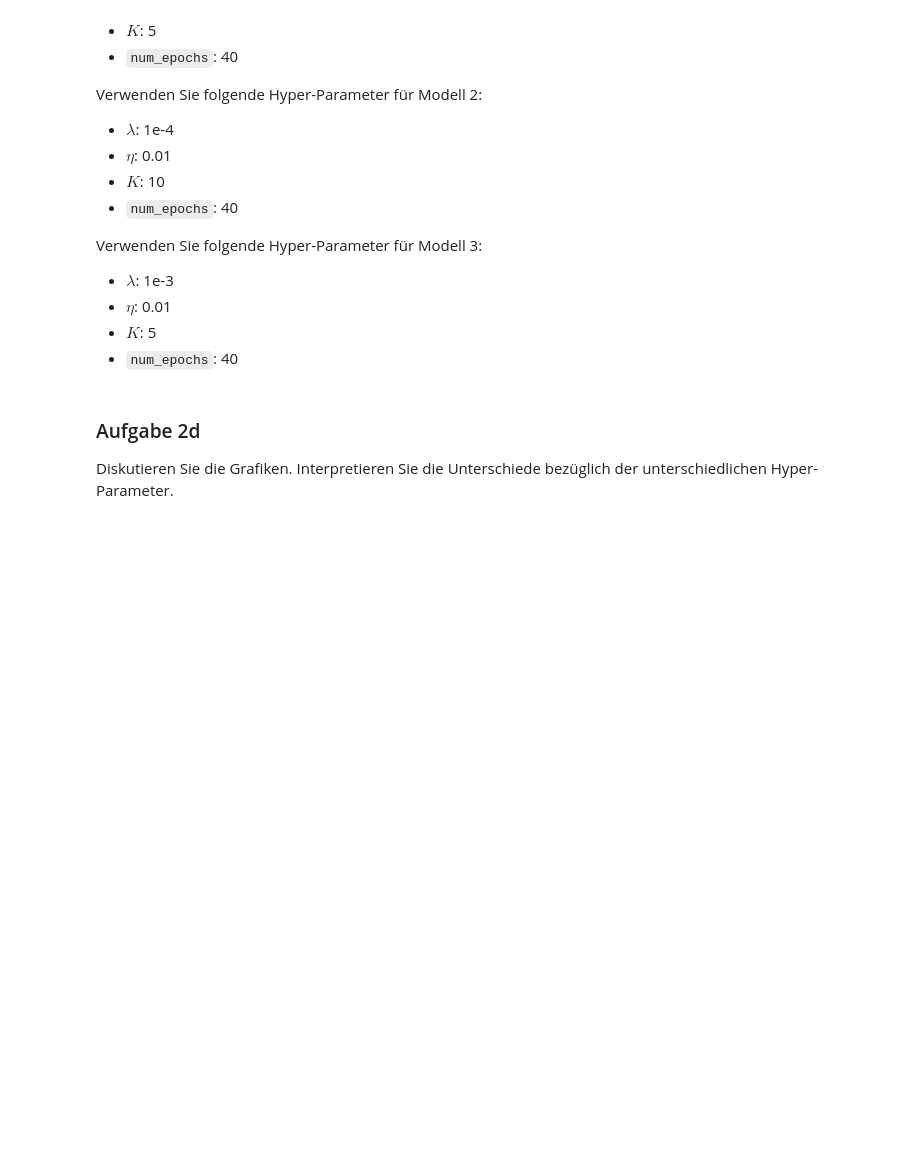
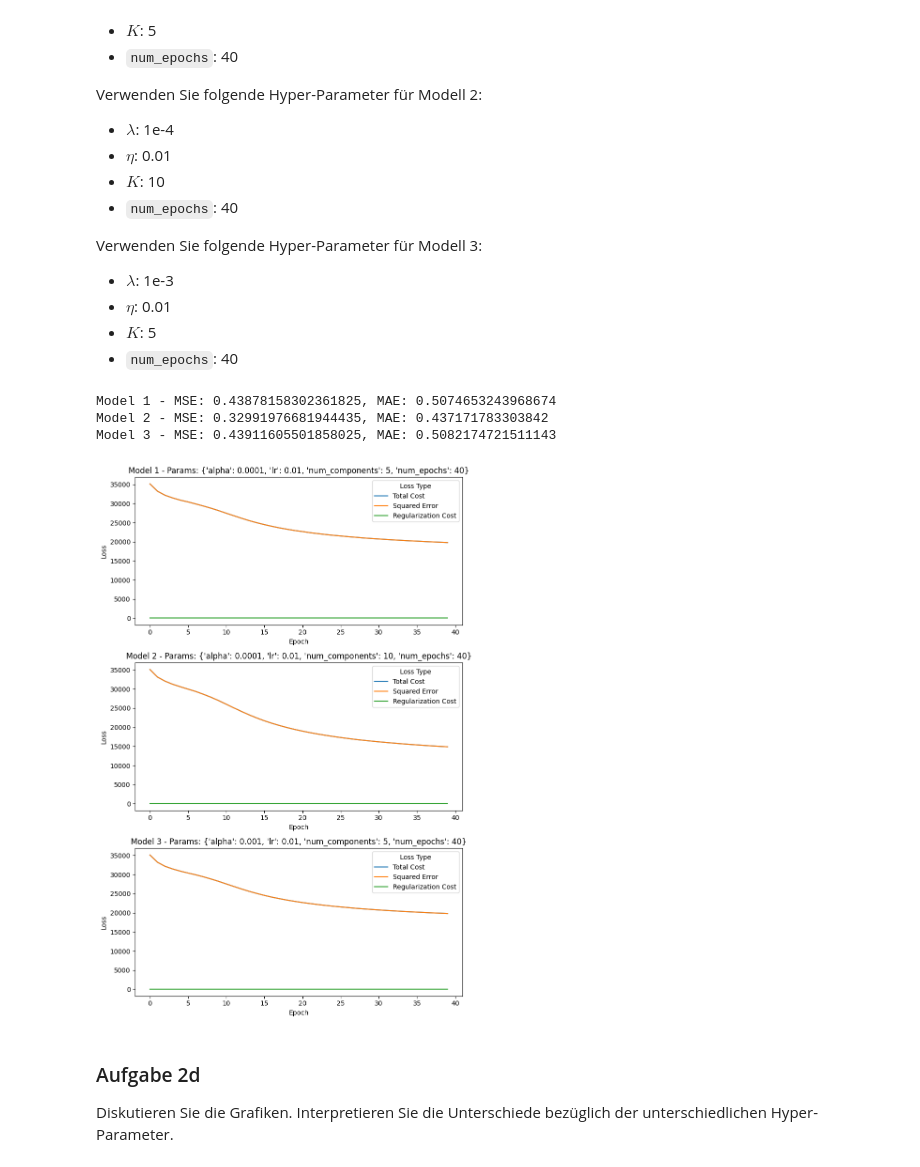
Before and after one commit to SeyaSchmassmann/ml, a Jupyter notebook: graded_assignments/graded03/graded03.ipynb, the cells around one changed output. Saved outputs shown, nothing was run; the diff lists cells and outputs as text; code cells hidden in the pictures; blank space fills up the shorter version.

```diff
--- a/graded_assignments/graded03/graded03.ipynb
+++ b/graded_assignments/graded03/graded03.ipynb
@@ -660,26 +722,55 @@ Verwenden Sie folgende Hyper-Parameter für Modell 3:
 - $\eta$: 0.01
 - $K$: 5
 - `num_epochs`: 40
-# %%
-
-import seaborn as sns
-import pandas as pd
-from matplotlib import pyplot as plt
-
-params = [
-    {"alpha": 1e-4, "lr": 0.01, "num_components": 5, "num_epochs": 40},
-    {"alpha": 1e-4, "lr": 0.01, "num_components": 10, "num_epochs": 40},
-    {"alpha": 1e-3, "lr": 0.01, "num_components": 5, "num_epochs": 40},
-]
-
-fig, axes = plt.subplots(nrows=3, figsize=(8, 12))
-
-for i, param in enumerate(params):
-
-    # YOUR CODE HERE
-    raise NotImplementedError()
-
-plt.tight_layout()
+# %%
+movies = pd.read_csv('movies.csv')
+ratings = pd.read_csv('ratings.csv')
+
+# Erstellen der Rating-Matrix
+R, map_col_id_to_movie, map_row_id_to_user_id = create_rating_matrix(ratings)
+
+params = [
+    {"alpha": 1e-4, "lr": 0.01, "num_components": 5, "num_epochs": 40},
+    {"alpha": 1e-4, "lr": 0.01, "num_components": 10, "num_epochs": 40},
+    {"alpha": 1e-3, "lr": 0.01, "num_components": 5, "num_epochs": 40},
+]
+
+fig, axes = plt.subplots(nrows=3, figsize=(8, 12))
+
+for i, param in enumerate(params):
+    model = SparseMatrixFactorization(**param)
+    _ = model.fit(R)
+
+    mse = model.score(R)
+    mae = model.score_mae(R)
+
+    print(f"Model {i+1} - MSE: {mse}, MAE: {mae}")
+
+    costs = np.array(model.epoch_end_cost_)
+    total_costs = costs[:, 0]
+    squared_errors = costs[:, 1]
+    regularization_costs = costs[:, 2]
+
+    epochs = np.arange(1, param['num_epochs'] + 1)
+
+    epochs = range(param["num_epochs"])
+    df = pd.DataFrame({
+        'Epoch': epochs,
+        'Total Cost': total_costs,
+        'Squared Error': squared_errors,
+        'Regularization Cost': regularization_costs
+    }).melt(id_vars=['Epoch'], var_name='Loss Type', value_name='Loss')
+
+    _ = sns.lineplot(data=df, x='Epoch', y='Loss', hue='Loss Type', ax=axes[i])
+    _ = axes[i].set_title(f'Model {i+1} - Params: {param}')
+
+plt.tight_layout()
+plt.show()
+# %% [output]
+Model 1 - MSE: 0.43878158302361825, MAE: 0.5074653243968674
+Model 2 - MSE: 0.32991976681944435, MAE: 0.437171783303842
+Model 3 - MSE: 0.43911605501858025, MAE: 0.5082174721511143
+[figure, added]
 # %% [markdown]
 ### Aufgabe 2d
 
```
Also changed, not shown: parts of 3 cells of this notebook.
